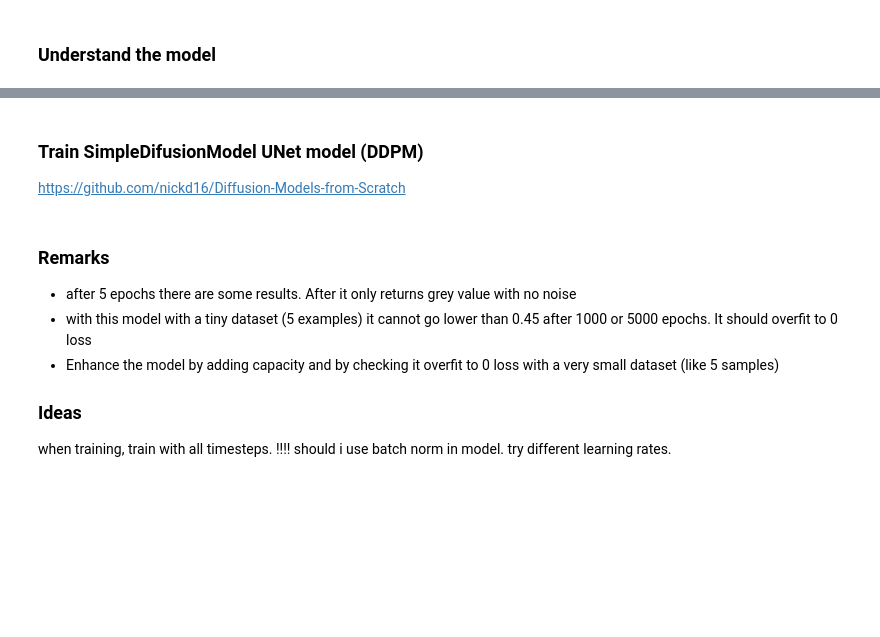
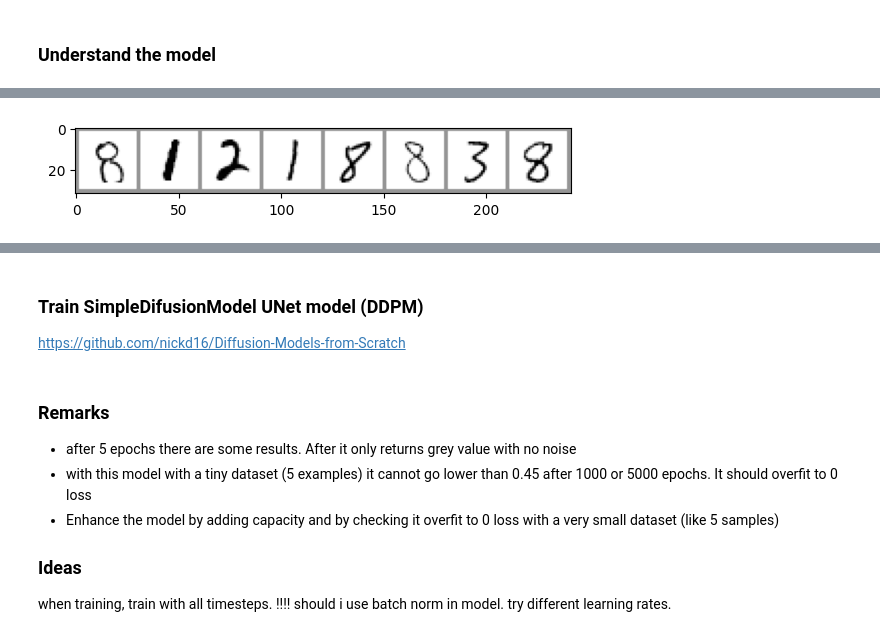
Before and after one commit to jean-kunz/cop_diffusion, a Jupyter notebook: nbks/diffusion_from_scratch.ipynb, the cells around one changed output, grey strips where cells are left out. Drawn from its saved outputs; the diff is of its cells as text; code cells hidden in the pictures; blank space fills up the shorter version.

```diff
--- a/nbks/diffusion_from_scratch.ipynb
+++ b/nbks/diffusion_from_scratch.ipynb
@@ -29,8 +37,10 @@ print(f"Using device: {device}")
 # %%
-transform = transforms.Compose([
-    transforms.ToTensor(),
-    transforms.Normalize((0.5,), (0.5,)),  # Normalize to [-1, 1]
-])
+transform = transforms.Compose(
+    [
+        transforms.ToTensor(),
+        transforms.Normalize((0.5,), (0.5,)),  # Normalize to [-1, 1]
+    ]
+)
 train_dataset = datasets.MNIST(
     root="mnist/", train=True, download=True, transform=transform
 )
@@ -261,10 +318,13 @@ class PositionalEncoding(nn.Module):
         # Create a matrix of [max_timesteps, embedding_dim] with positional encodings
         pe = torch.zeros(max_timesteps, embedding_dim)
         position = torch.arange(0, max_timesteps, dtype=torch.float).unsqueeze(1)
-        div_term = torch.exp(torch.arange(0, embedding_dim, 2).float() * (-math.log(10000.0) / embedding_dim))
+        div_term = torch.exp(
+            torch.arange(0, embedding_dim, 2).float()
+            * (-math.log(10000.0) / embedding_dim)
+        )
         pe[:, 0::2] = torch.sin(position * div_term)  # Even indices
         pe[:, 1::2] = torch.cos(position * div_term)  # Odd indices
-        self.register_buffer('pe', pe)
+        self.register_buffer("pe", pe)
 
     def forward(self, t):
         """
@@ -290,70 +350,101 @@ class SimpleDiffusionModel(nn.Module):
         self.time_embedding = PositionalEncoding(embedding_dim)
 
         # Fully connected layer to project combined embeddings
-        self.fc1 = nn.Linear(embedding_dim, 64 * 28 * 28)
+        # self.fc1 = nn.Linear(embedding_dim, 1 * 28 * 28)
+        self.fc1 = nn.Linear(embedding_dim, 1 * 28 * 28)
 
         # U-Net-like architecture with skip connections
-        self.encoder1 = nn.Conv2d(1 + 64, 128, kernel_size=3, padding=1)
-        self.dropout1 = nn.Dropout2d(dropout_prob)
+        self.encoder0 = nn.Conv2d(2, 64, kernel_size=3, padding=1)
+        self.drop_enc0 = nn.Dropout2d(dropout_prob)
+        self.encoder1 = nn.Conv2d(64, 128, kernel_size=3, padding=1)
+        self.drop_enc1 = nn.Dropout2d(dropout_prob)
         self.encoder2 = nn.Conv2d(128, 256, kernel_size=3, padding=1)
-        self.dropout2 = nn.Dropout2d(dropout_prob)
+        self.drop_enc2 = nn.Dropout2d(dropout_prob)
+        self.encoder3 = nn.Conv2d(256, 512, kernel_size=3, padding=1)
+        self.drop_enc3 = nn.Dropout2d(dropout_prob)
+        # self.encoder4 = nn.Conv2d(256, 512, kernel_size=3, padding=1)
+        # self.drop_enc4 = nn.Dropout2d(dropout_prob)
+
+        self.decoder0 = nn.ConvTranspose2d(512, 256, kernel_size=3, padding=1)
+        self.drop_dec0 = nn.Dropout2d(dropout_prob)
         self.decoder1 = nn.ConvTranspose2d(256, 128, kernel_size=3, padding=1)
-        self.dropout3 = nn.Dropout2d(dropout_prob)
+        self.drop_dec1 = nn.Dropout2d(dropout_prob)
         self.decoder2 = nn.ConvTranspose2d(128, 64, kernel_size=3, padding=1)
-        self.dropout4 = nn.Dropout2d(dropout_prob)
+        self.drop_dec2 = nn.Dropout2d(dropout_prob)
         self.final_conv = nn.Conv2d(64, 1, kernel_size=3, padding=1)
+        self.relu_enc0 = nn.ReLU()
         self.relu_enc1 = nn.ReLU()
         self.relu_enc2 = nn.ReLU()
+        self.relu_enc3 = nn.ReLU()
         self.relu_dec1 = nn.ReLU()
         self.relu_dec2 = nn.ReLU()
 
     def forward(self, x, t, c):
         # Embed labels
-        label_emb = self.embedding_dropout(self.label_embedding(c))  # (batch_size, embedding_dim)
+        label_emb = self.embedding_dropout(
+            self.label_embedding(c)
+        )  # (batch_size, embedding_dim)
 
         # Embed timesteps
-        time_emb = self.embedding_dropout(self.time_embedding(t))  # (batch_size, embedding_dim)
+        time_emb = self.embedding_dropout(
+            self.time_embedding(t)
+        )  # (batch_size, embedding_dim)
 
         # Combine label and time embeddings
         combined_emb = label_emb + time_emb  # (batch_size, embedding_dim)
+        ic(combined_emb.shape, "combined embeddings")
 
         # Project combined embeddings to match image dimensions
         emb_proj = self.fc1(combined_emb)  # (batch_size, 64*28*28)
-        emb_proj = emb_proj.view(-1, 64, 28, 28)  # (batch_size, 64, 28, 28)
-
+        # emb_proj = emb_proj.view(-1, 64, 28, 28)  # (batch_size, 64, 28, 28)
+        emb_proj = emb_proj.view(-1, 1, 28, 28)
+        ic(emb_proj.shape, "projected combined embeddings")
+        ic(x.shape, "input noisy image")
         # Concatenate embeddings with the input image
-        x = torch.cat([x, emb_proj], dim=1)  # (batch_size, 1+64, 28, 28)
+        x = torch.cat([x, emb_proj], dim=1)
+        ic(x.shape, "after cat x + emb")  # (batch_size, 1+64, 28, 28)
 
         # Encoder
-        #x = self.relu_enc1(self.encoder1(x))
-        x = self.dropout1(self.relu_enc1(self.encoder1(x)))
+        x = self.drop_enc0(self.relu_enc0(self.encoder0(x)))
+        ic(x.shape, "after enc0")
+        skip0 = x
+        x = self.drop_enc1(self.relu_enc1(self.encoder1(x)))
+        ic(x.shape, "after enc1")
         skip1 = x
 
-        x = self.dropout2(self.relu_enc2(self.encoder2(x)))
+        x = self.drop_enc2(self.relu_enc2(self.encoder2(x)))
+        ic(x.shape, "after enc2")
         skip2 = x
 
+        x = self.drop_enc3(self.relu_enc3(self.encoder3(x)))
+        ic(x.shape, "after enc3")
+        skip3 = x
+
         # Decoder
-        x = self.dropout3(self.relu_dec1(self.decoder1(x+skip2)))
-        x = self.dropout4(self.relu_dec2(self.decoder2(x+skip1)))
+        x = self.drop_dec0(self.relu_dec1(self.decoder0(x + skip3)))
+        x = self.drop_dec1(self.relu_dec1(self.decoder1(x + skip2)))
+        x = self.drop_dec2(self.relu_dec2(self.decoder2(x + skip1)))
 
         # Final output
-        x = self.final_conv(x)  # No activation
+        x = self.final_conv(x + skip0)  # No activation
         return x  # Predicted noise
 
 
 train_dataloader = DataLoader(train_dataset, batch_size=8, shuffle=True)
 x, y = next(iter(train_dataloader))
 model = SimpleDiffusionModel(ctx_nb_feats=9).to(device)
-#x = torch.rand(8, 1, 28, 28)
+# x = torch.rand(8, 1, 28, 28)
 t = torch.zeros(x.shape[0]).long().to(device)
-#oh_y = oh_y.to(device)
+# oh_y = oh_y.to(device)
 x = x.to(device)
 y = y.long().to(device)
 ic(t.shape, y.shape)
-ux = model(x,t, y)
+ux = model(x, t, y)
 ic(ux.shape, x.shape)
 ic(torchvision.utils.make_grid(x.cpu())[0].shape)
 plt.imshow(torchvision.utils.make_grid(x.cpu())[0], cmap="Greys")
 plt.show()
 plt.imshow(torchvision.utils.make_grid(ux.cpu())[0], cmap="Greys")
 plt.show()
+# %% [output]
+[figure, added]
```
Also changed, not shown: parts of 19 cells of this notebook.
